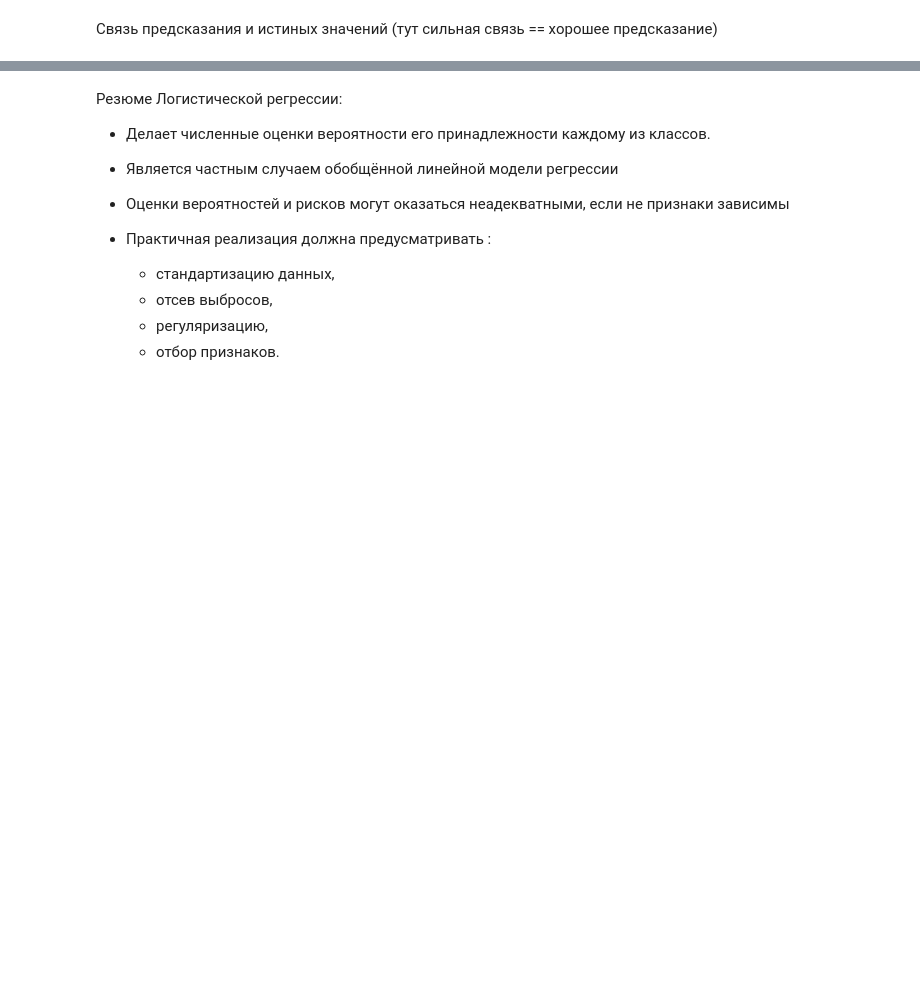
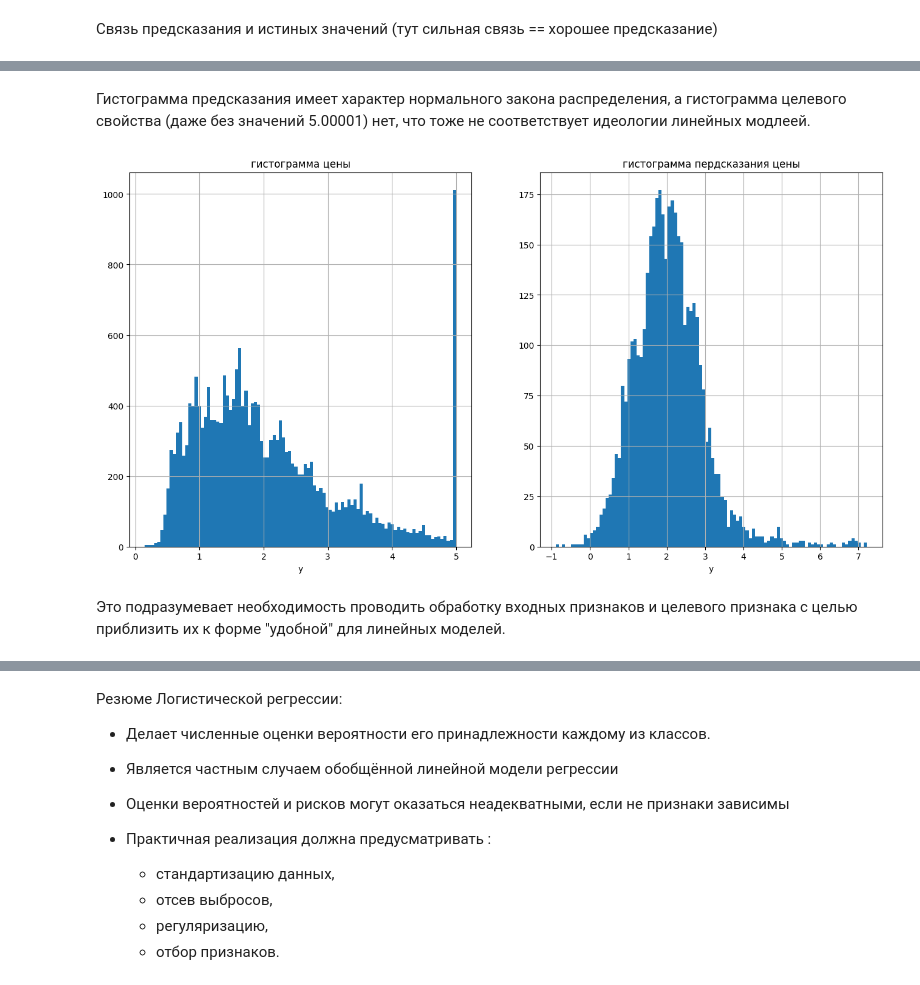
Before and after one commit to mkorlyakova/MSTU-courses, a Jupyter notebook: ML magister/4/ML_lab2.ipynb, the cells around one changed output, grey strips where cells are left out. Drawn from its saved outputs; the diff is of its cells as text; code cells hidden in the pictures; blank space fills up the shorter version.

```diff
--- a/ML magister/4/ML_lab2.ipynb
+++ b/ML magister/4/ML_lab2.ipynb
@@ -626,3 +741,23 @@ plt.show()
+# %% [markdown]
+Гистограмма предсказания имеет характер нормального закона распределения, а гистограмма целевого свойства (даже без значений 5.00001) нет, что тоже не соответствует идеологии линейных модлеей.
+# %%
+plt.figure(figsize = (16,8))
+plt.subplot(1,2,1)
+plt.hist(y, bins = 100)
+plt.grid()
+plt.xlabel('y')
+plt.title('гистограмма цены')
+plt.subplot(1,2,2)
+plt.hist(y_pred, bins = 100)
+plt.grid()
+plt.xlabel('y')
+plt.title('гистограмма пердсказания цены')
+
+plt.show()
+# %% [output]
+[figure, added]
+# %% [markdown]
+Это подразумевает необходимость проводить обработку входных признаков и целевого признака с целью приблизить их к форме "удобной" для линейных моделей.
 # %% [markdown]
 5.1. Построить регрессию на всех признаках сразу (см. пример выше)
 
```
Also changed, not shown: parts of 40 cells of this notebook.
